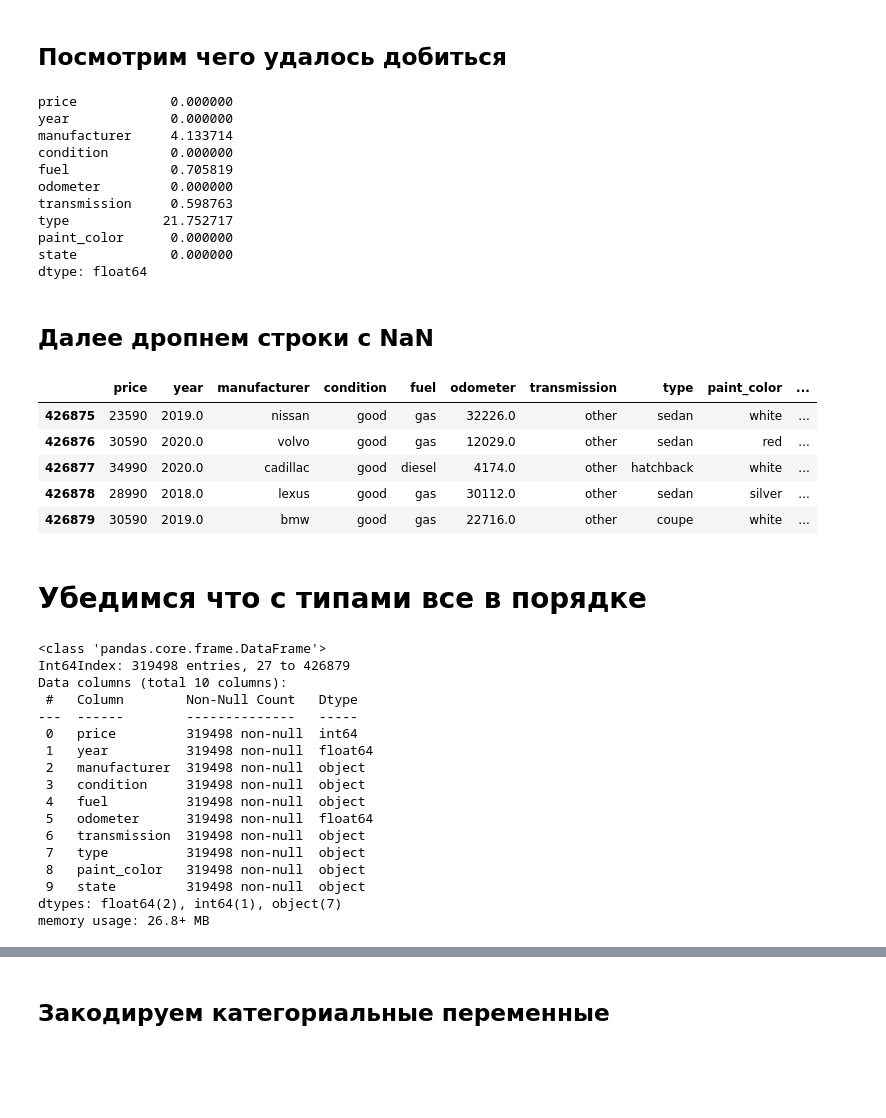
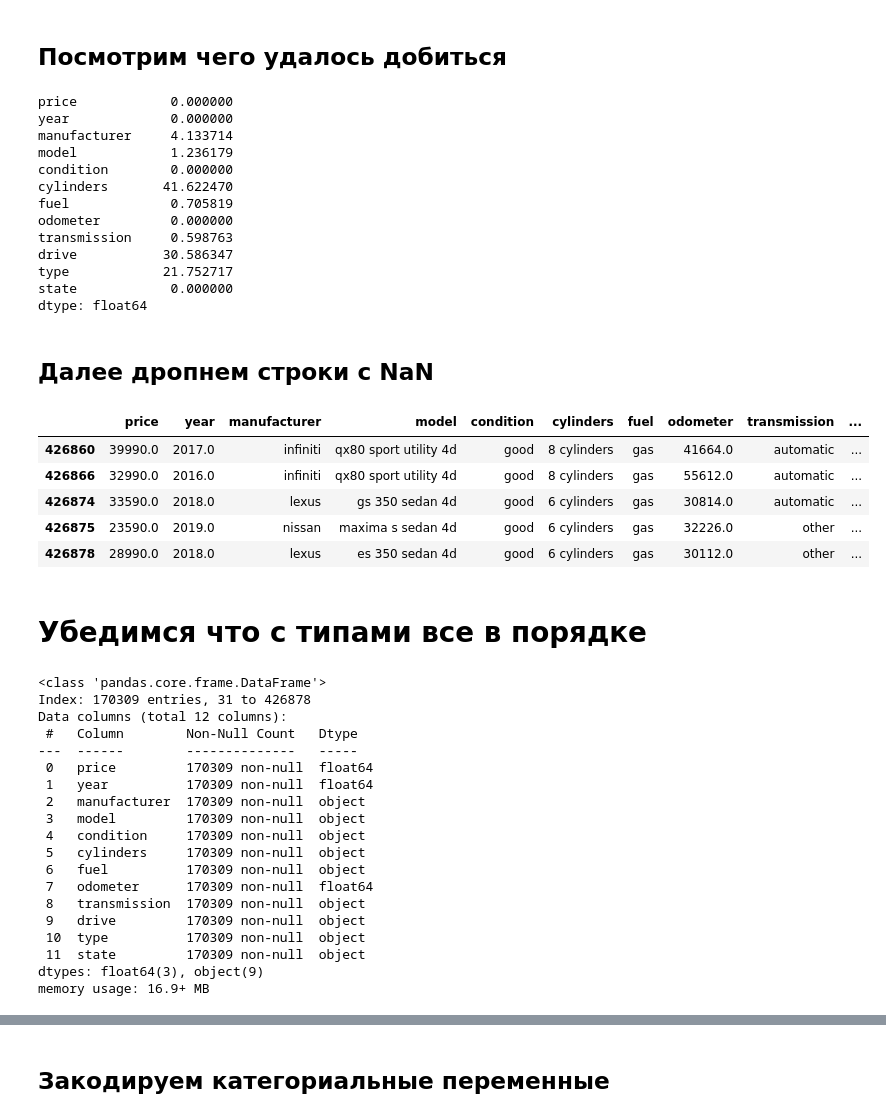
Before and after one commit to UnicornTowa/dataset-AI, a Jupyter notebook: main.ipynb, the cells around one changed output, grey strips where cells are left out. Cells and saved outputs as stored; diff of their text form; code cells hidden in the pictures; blank space fills up the shorter version.

```diff
--- a/main.ipynb
+++ b/main.ipynb
@@ -25,7 +25,7 @@ df = df.drop(['id', 'url', 'region_url', 'image_url', 'description', 'county', '
 # %% [markdown]
 ### Мы также не будем использовать название модели автомобиля, данные об округе (штат оставим) и дату выставления (везде с апреля по май 2021)
 # %%
-df = df.drop(['model', 'region', 'posting_date'], axis=1)
+df = df.drop(['region', 'posting_date'], axis=1)
 # %% [markdown]
 ### Посмотрим на процент заполнения колонок
 # %%
@@ -169,8 +175,8 @@ df['year'].fillna(2017, inplace=True)
 ### Неясно как заменить значения в size, так как пропусков много, дропать строки жалко, а оставшиеся заполнены неравномерно, избавимся от этой колонки. Аналогичная проблема с drive и cylinders.
 # %%
 df = df.drop('size', axis=1)
-df = df.drop('drive', axis=1)
-df = df.drop('cylinders', axis=1)
+#df = df.drop('drive', axis=1)
+#df = df.drop('cylinders', axis=1)
 # %% [markdown]
 ### Для пробега медиана и среднее отличаются не сильно, значит распределение хорошее, заменим на медиану
 # %%
@@ -178,7 +184,8 @@ df['odometer'].fillna(df['odometer'].median(), inplace=True)
 # %% [markdown]
 ### Заменим цвет на наиболее часто встречающийся белый
 # %%
-df['paint_color'].fillna('white', inplace=True)
+#df['paint_color'].fillna('white', inplace=True)
+df=df.drop('paint_color', axis=1)
 # %% [markdown]
 ## Посмотрим чего удалось добиться
 # %%
@@ -187,45 +194,50 @@ df.isna().sum() / df.shape[0] * 100.00
 price            0.000000
 year             0.000000
 manufacturer     4.133714
+model            1.236179
 condition        0.000000
+cylinders       41.622470
 fuel             0.705819
 odometer         0.000000
 transmission     0.598763
+drive           30.586347
 type            21.752717
-paint_color      0.000000
 state            0.000000
 dtype: float64
 # %% [markdown]
 ## Далее дропнем строки с NaN
 # %%
+df.replace(0, np.nan, inplace=True)
 df = df.dropna()
 df.tail()
 # %% [output]
-|  | price | year | manufacturer | condition | fuel | odometer | transmission | type | paint_color | ... |
-| 426875 | 23590 | 2019.0 | nissan | good | gas | 32226.0 | other | sedan | white | ... |
-| 426876 | 30590 | 2020.0 | volvo | good | gas | 12029.0 | other | sedan | red | ... |
-| 426877 | 34990 | 2020.0 | cadillac | good | diesel | 4174.0 | other | hatchback | white | ... |
-| 426878 | 28990 | 2018.0 | lexus | good | gas | 30112.0 | other | sedan | silver | ... |
-| 426879 | 30590 | 2019.0 | bmw | good | gas | 22716.0 | other | coupe | white | ... |
+|  | price | year | manufacturer | model | condition | cylinders | fuel | odometer | transmission | ... |
+| 426860 | 39990.0 | 2017.0 | infiniti | qx80 sport utility 4d | good | 8 cylinders | gas | 41664.0 | automatic | ... |
+| 426866 | 32990.0 | 2016.0 | infiniti | qx80 sport utility 4d | good | 8 cylinders | gas | 55612.0 | automatic | ... |
+| 426874 | 33590.0 | 2018.0 | lexus | gs 350 sedan 4d | good | 6 cylinders | gas | 30814.0 | automatic | ... |
+| 426875 | 23590.0 | 2019.0 | nissan | maxima s sedan 4d | good | 6 cylinders | gas | 32226.0 | other | ... |
+| 426878 | 28990.0 | 2018.0 | lexus | es 350 sedan 4d | good | 6 cylinders | gas | 30112.0 | other | ... |
 # %% [markdown]
 # Убедимся что с типами все в порядке
 # %%
 df.info()
 # %% [output]
 <class 'pandas.core.frame.DataFrame'>
-Int64Index: 319498 entries, 27 to 426879
-Data columns (total 10 columns):
+Index: 170309 entries, 31 to 426878
+Data columns (total 12 columns):
  #   Column        Non-Null Count   Dtype
 ---  ------        --------------   -----
- 0   price         319498 non-null  int64
- 1   year          319498 non-null  float64
- 2   manufacturer  319498 non-null  object
- 3   condition     319498 non-null  object
- 4   fuel          319498 non-null  object
- 5   odometer      319498 non-null  float64
- 6   transmission  319498 non-null  object
- 7   type          319498 non-null  object
- 8   paint_color   319498 non-null  object
- 9   state         319498 non-null  object
-dtypes: float64(2), int64(1), object(7)
-memory usage: 26.8+ MB
+ 0   price         170309 non-null  float64
+ 1   year          170309 non-null  float64
+ 2   manufacturer  170309 non-null  object
+ 3   model         170309 non-null  object
+ 4   condition     170309 non-null  object
+ 5   cylinders     170309 non-null  object
+ 6   fuel          170309 non-null  object
+ 7   odometer      170309 non-null  float64
+ 8   transmission  170309 non-null  object
+ 9   drive         170309 non-null  object
+ 10  type          170309 non-null  object
+ 11  state         170309 non-null  object
+dtypes: float64(3), object(9)
+memory usage: 16.9+ MB
```
Also changed, not shown: parts of 19 cells of this notebook, 1 other file.
